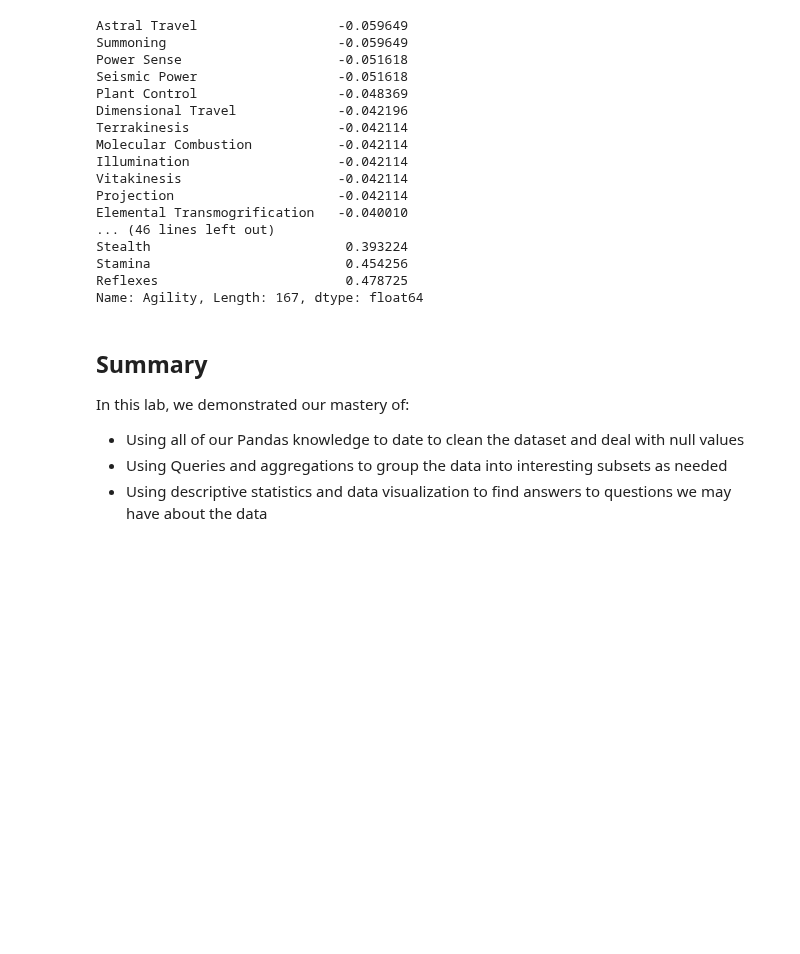
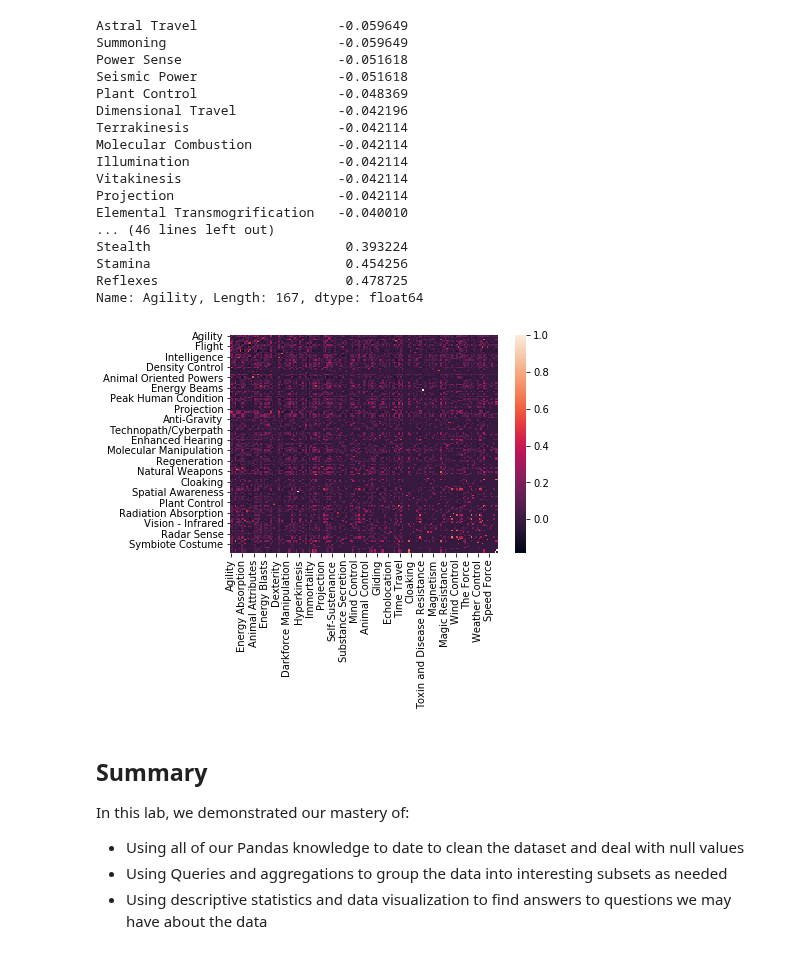
Before and after one commit to ortsed/dsc-data-cleaning-project-dc-ds-career-042219, a Jupyter notebook: index.ipynb, the cells around one changed output. Drawn from its saved outputs; the diff is of its cells as text; code cells hidden in the pictures; blank space fills up the shorter version.

```diff
--- a/index.ipynb
+++ b/index.ipynb
@@ -400,6 +400,12 @@ Stealth                         0.393224
 Stamina                         0.454256
 Reflexes                        0.478725
 Name: Agility, Length: 167, dtype: float64
+# %%
+sns.set(rc={'figure.figsize':(9, 9)})
+# %%
+sns.heatmap(corr);
+# %% [output]
+[figure, added]
 # %% [markdown]
 ## Summary
 
```
